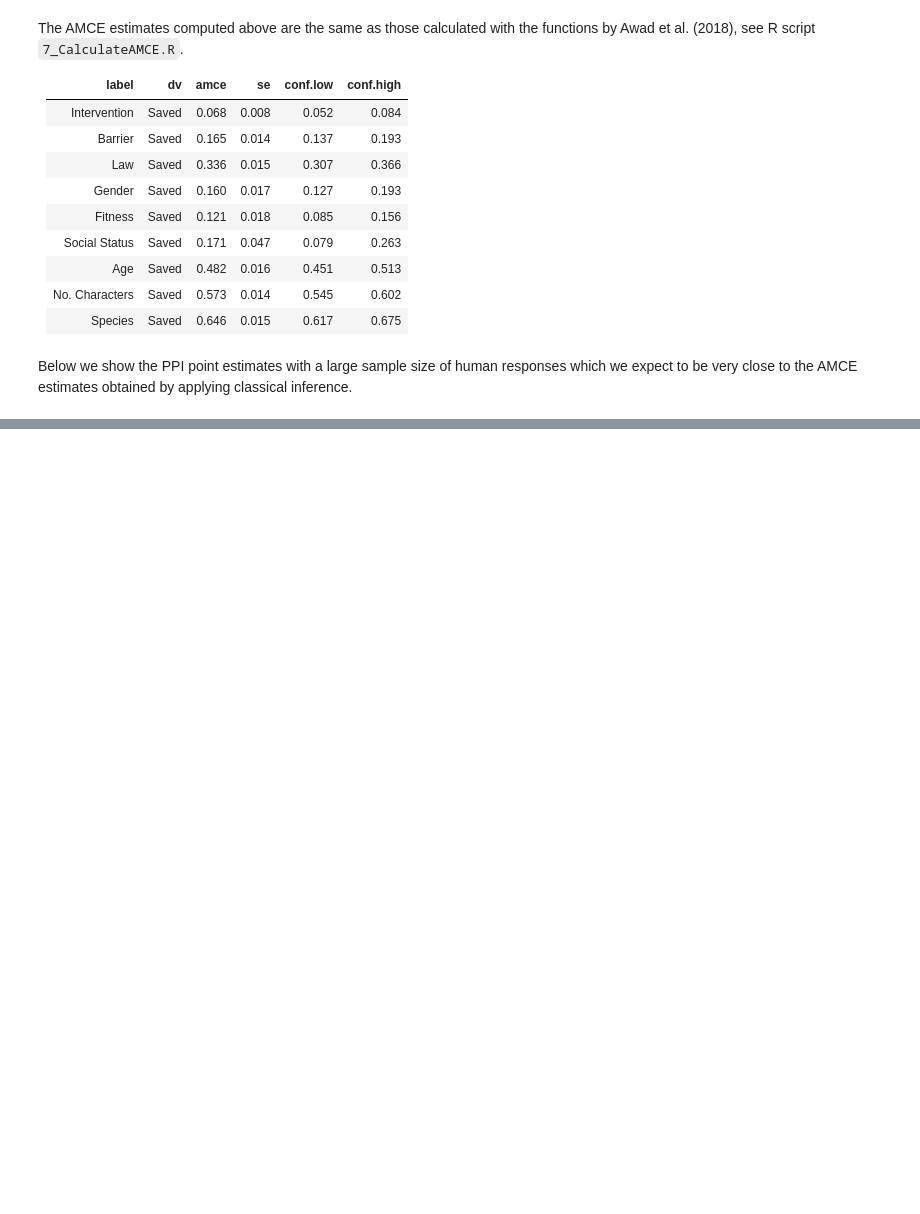
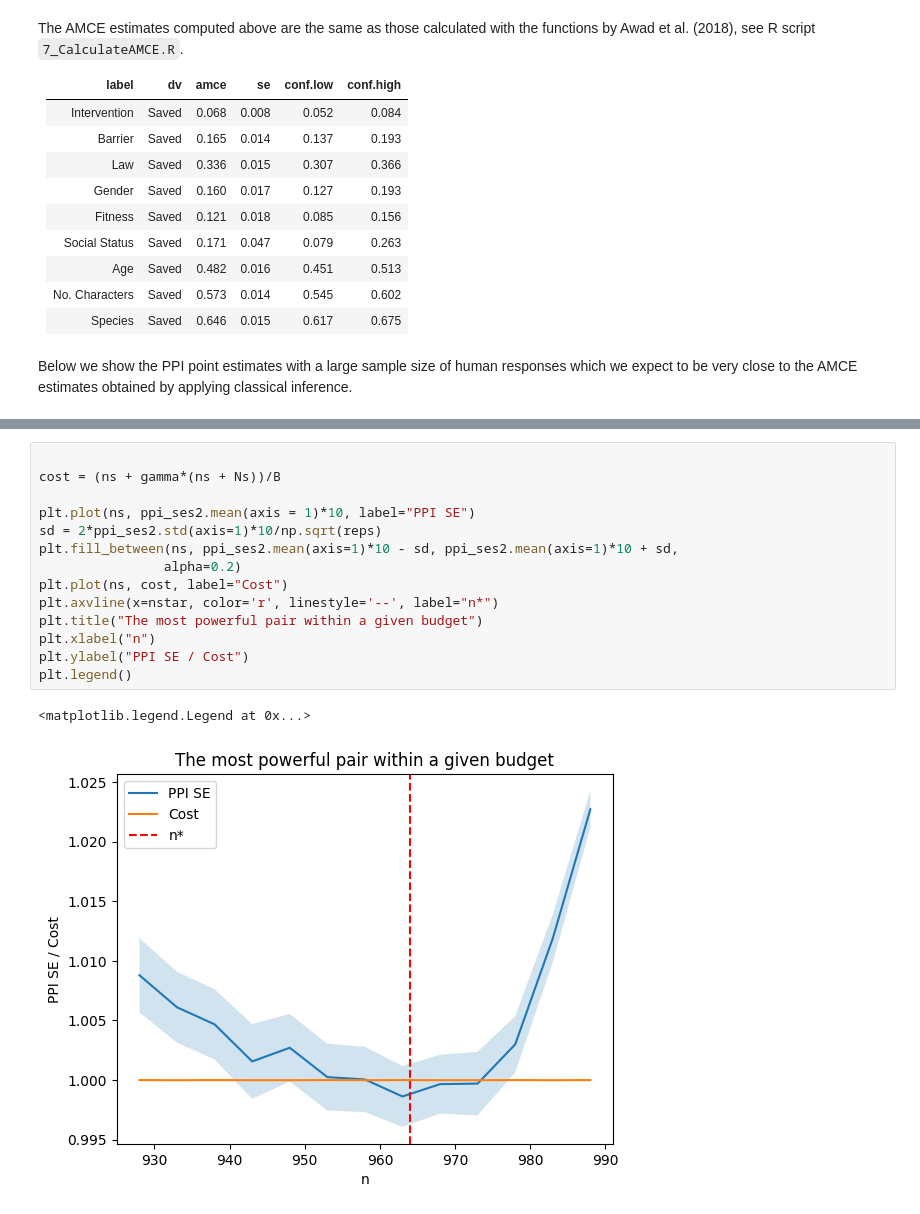
Before and after one commit to davidbroska/MixedSubjects, a Jupyter notebook: Code/7_AnalysisPPI.ipynb, the cells around one changed output, grey strips where cells are left out. Saved outputs shown, nothing was run; the diff lists cells and outputs as text; blank space fills up the shorter version.

```diff
--- a/Code/7_AnalysisPPI.ipynb
+++ b/Code/7_AnalysisPPI.ipynb
@@ -956,0 +1078,17 @@ result
+# %%
+
+cost = (ns + gamma*(ns + Ns))/B
+
+plt.plot(ns, ppi_ses2.mean(axis = 1)*10, label="PPI SE")
+sd = 2*ppi_ses2.std(axis=1)*10/np.sqrt(reps)
+plt.fill_between(ns, ppi_ses2.mean(axis=1)*10 - sd, ppi_ses2.mean(axis=1)*10 + sd,
+                alpha=0.2)
+plt.plot(ns, cost, label="Cost")
+plt.axvline(x=nstar, color='r', linestyle='--', label="n*")
+plt.title("The most powerful pair within a given budget")
+plt.xlabel("n")
+plt.ylabel("PPI SE / Cost")
+plt.legend()
+# %% [output]
+<matplotlib.legend.Legend at 0x...>
+[figure, added]
```
Also changed, not shown: parts of 7 cells of this notebook.
